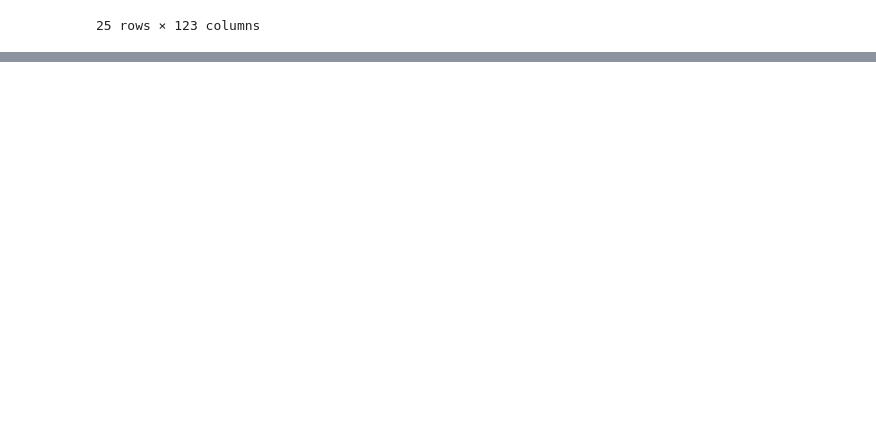
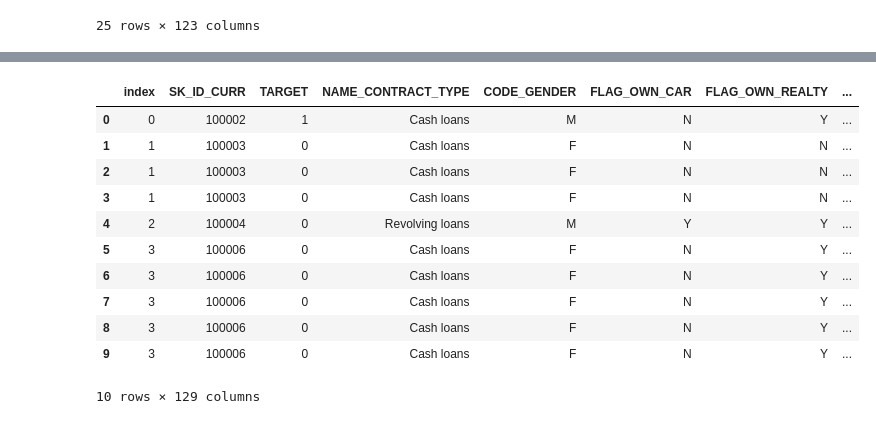
Before and after one commit to gaherna3/Case-Study-2, a Jupyter notebook: Case Study 2 .ipynb, the cells around one changed output, grey strips where cells are left out. Cells and saved outputs as stored; diff of their text form; code cells hidden in the pictures; blank space fills up the shorter version.

```diff
--- a/Case Study 2 .ipynb
+++ b/Case Study 2 .ipynb
@@ -192,0 +338,20 @@ NameError: name 'c' is not defined
+# %%
+query = """ Select a.*, p.SK_ID_PREV, p.NAME_CONTRACT_TYPE, p.AMT_APPLICATION,p.WEEKDAY_APPR_PROCESS_START, p.NAME_CONTRACT_STATUS
+            From application as a Left Join previous as p
+            On a.SK_ID_CURR = p.SK_ID_CURR"""
+
+df = pd.read_sql(query, conn)
+df.head(10)
+# %% [output]
+|  | index | SK_ID_CURR | TARGET | NAME_CONTRACT_TYPE | CODE_GENDER | FLAG_OWN_CAR | FLAG_OWN_REALTY | ... |
+| 0 | 0 | 100002 | 1 | Cash loans | M | N | Y | ... |
+| 1 | 1 | 100003 | 0 | Cash loans | F | N | N | ... |
+| 2 | 1 | 100003 | 0 | Cash loans | F | N | N | ... |
+| 3 | 1 | 100003 | 0 | Cash loans | F | N | N | ... |
+| 4 | 2 | 100004 | 0 | Revolving loans | M | Y | Y | ... |
+| 5 | 3 | 100006 | 0 | Cash loans | F | N | Y | ... |
+| 6 | 3 | 100006 | 0 | Cash loans | F | N | Y | ... |
+| 7 | 3 | 100006 | 0 | Cash loans | F | N | Y | ... |
+| 8 | 3 | 100006 | 0 | Cash loans | F | N | Y | ... |
+| 9 | 3 | 100006 | 0 | Cash loans | F | N | Y | ... |
+10 rows × 129 columns
```
Also changed, not shown: parts of 16 cells of this notebook.
